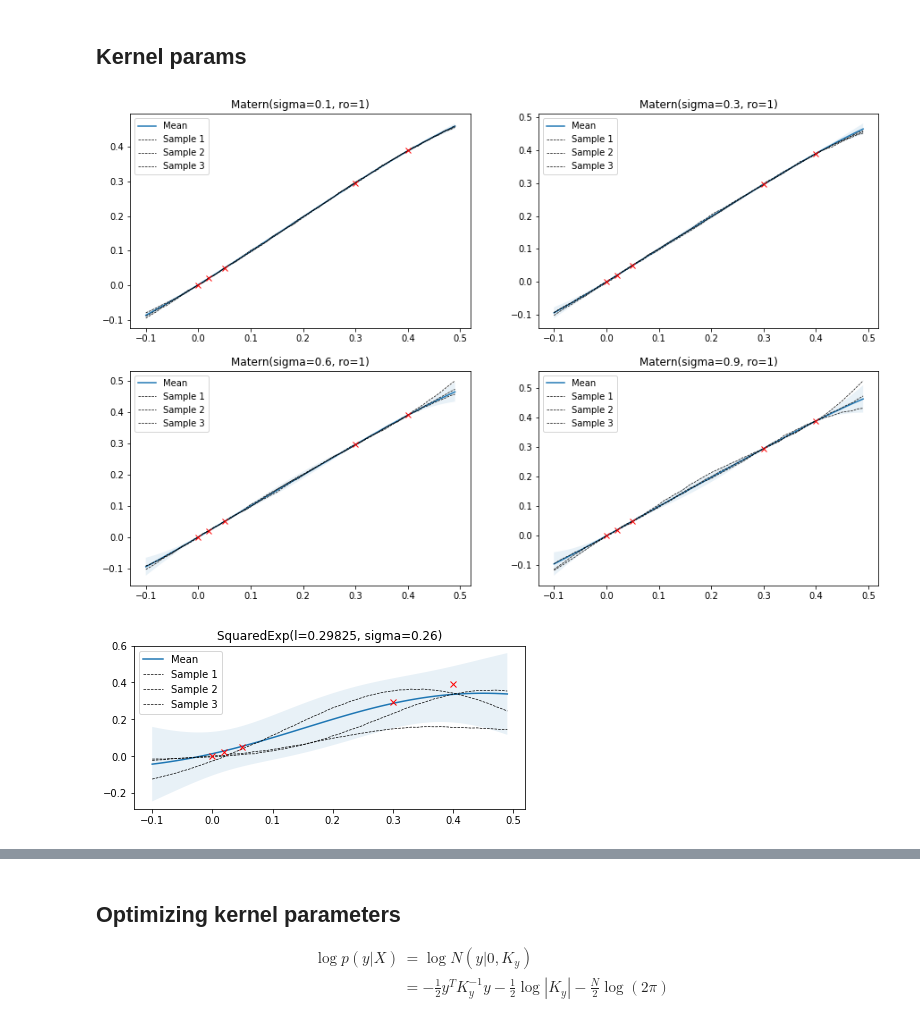
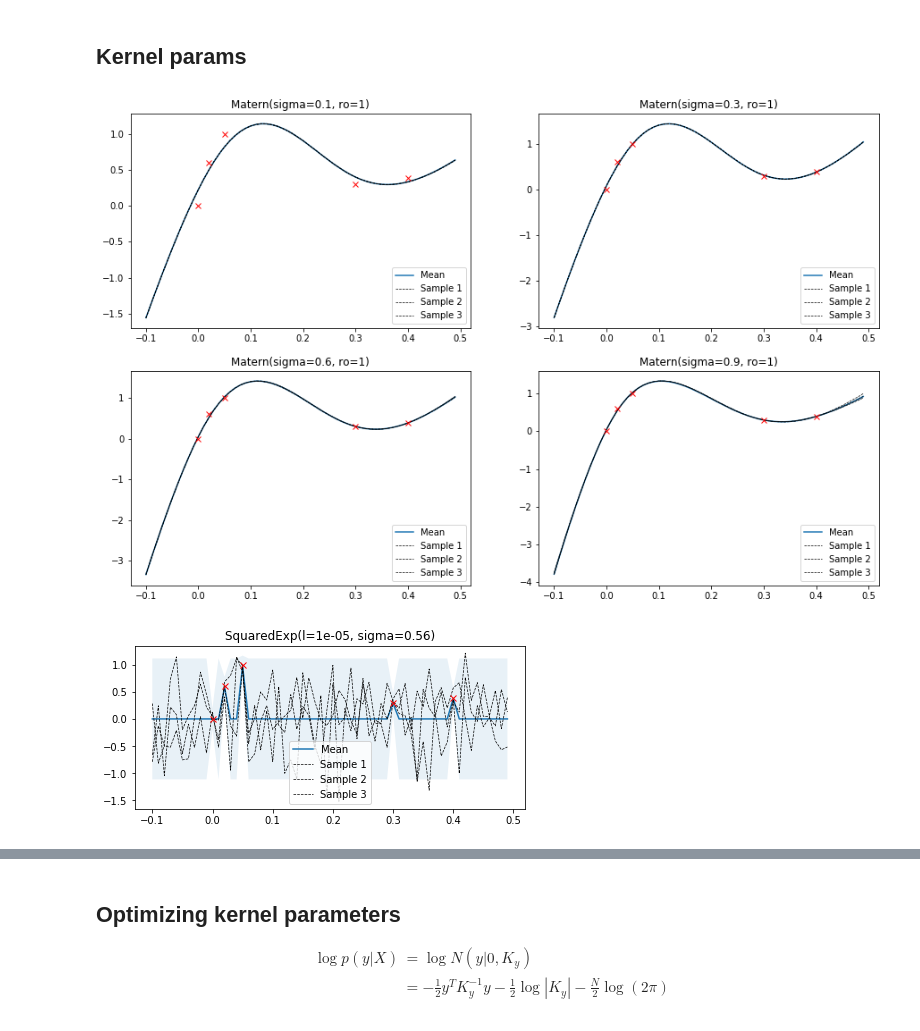
Before and after one commit to darthdeus/bopt, a Jupyter notebook: GP mojeopt.ipynb, the cells around one changed output, grey strips where cells are left out. Cells and saved outputs as stored; diff of their text form; code cells hidden in the pictures.

```diff
--- a/GP mojeopt.ipynb
+++ b/GP mojeopt.ipynb
@@ -244,27 +237,27 @@ for noise in [2, 0.2, 0.002, 0.0002]:
 # %%
 params = [0.1, 0.3, 0.6, 0.9]
 
 X_train = np.array([0,0.02,0.05, 0.3, 0.4])
 y_train = np.sin(X_train)
-# y_train[1] = .6
-# y_train[2] = 1
+y_train[1] = .6
+y_train[2] = 1
 
 X = np.arange(min(X_train) - 0.1, max(X_train) + 0.1, step=0.01)
 gp = GaussianProcess(kernel=Matern())
 
 plt.figure(figsize=(15,15))
 for i, l in enumerate(params):
     num_rows = len(params) // 2 + 1
 
     plt.subplot(num_rows, 2, i+1)
 
     gp.with_kernel_params([l, 1]).fit(X_train, y_train).posterior(X).plot_posterior(figure=False)
 # %% [output]
-[figure, old version]
+[figure, new version]
 # %%
 gp = GaussianProcess(noise=0.01).fit(X_train, y_train).optimize_kernel().posterior(X).plot_posterior()
 # %% [output]
-[figure, old version]
+[figure, new version]
 # %%
 plot_kernel_loss(gp.kernel, X_train, y_train, xmax=1)
 # %% [output]
```
Also changed, not shown: parts of 16 cells of this notebook, 1 other file.
